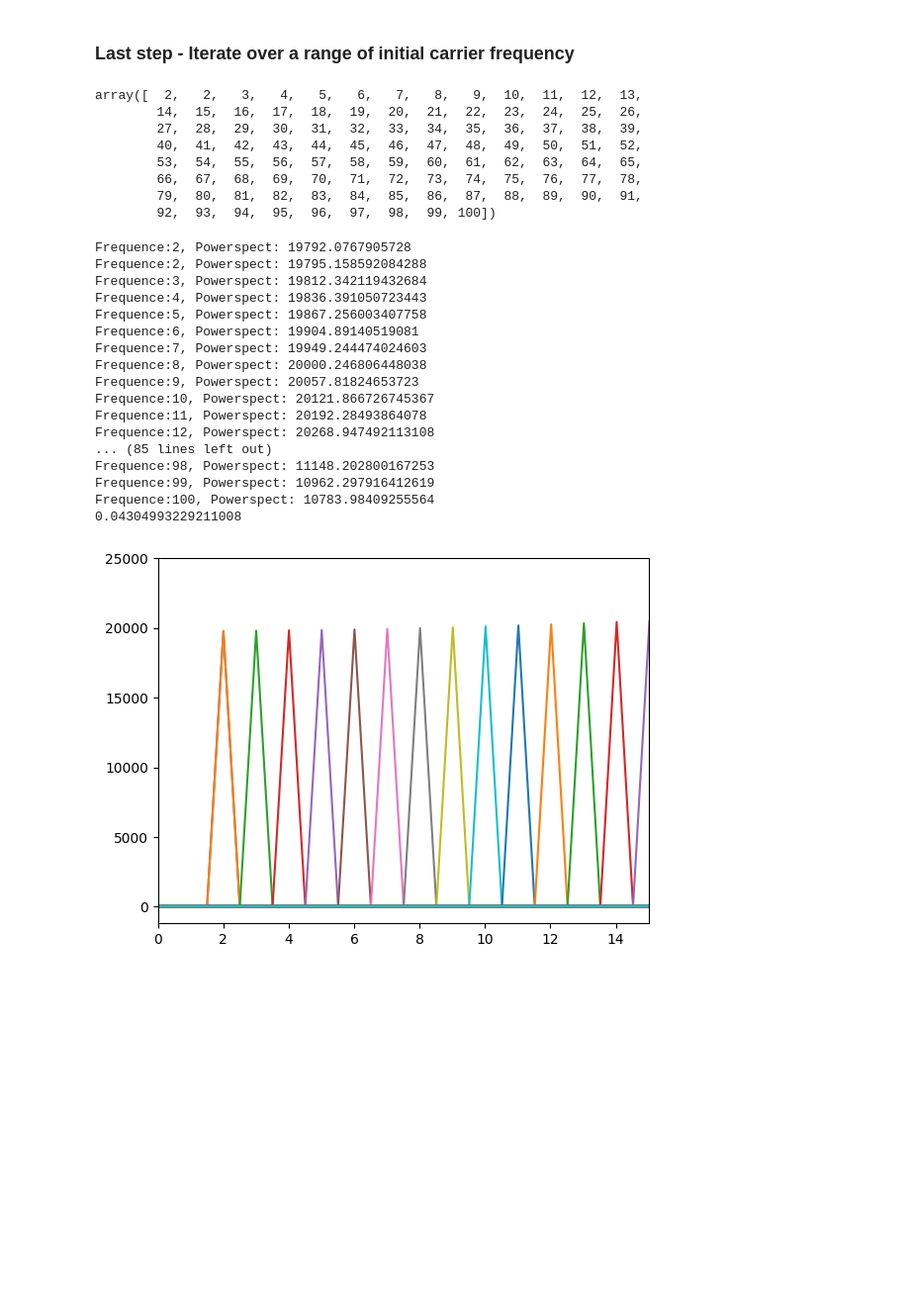
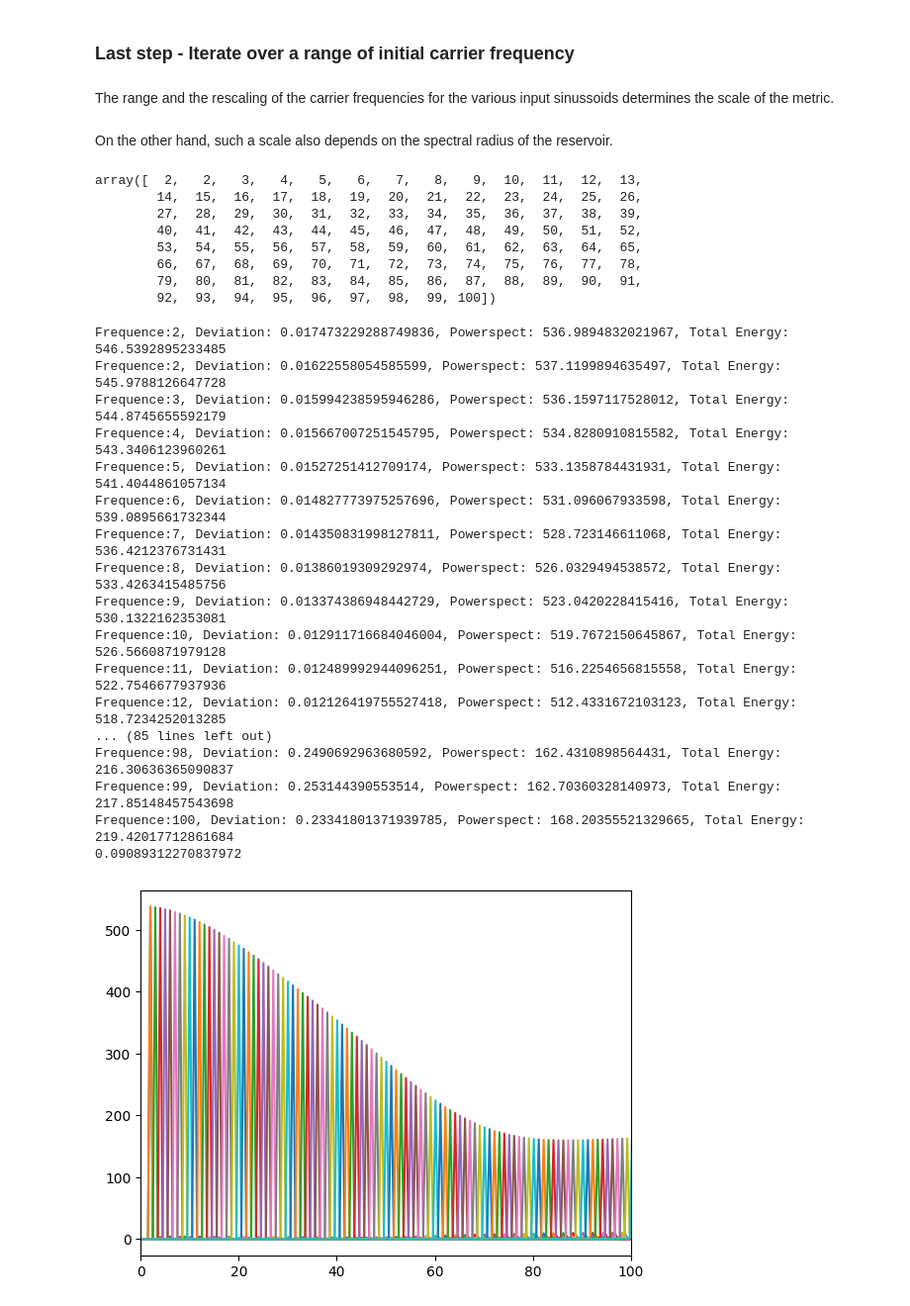
Before and after one commit to Sergio-Ltr/Generalized-Intrinsic-Plasticity, a Jupyter notebook: NOTEBOOKS/0.5_De_Phi.ipynb, the cells around one changed output. Shown at 99% size. Saved outputs shown, nothing was run; the diff lists cells and outputs as text; code cells hidden in the pictures; blank space fills up the shorter version.

```diff
--- a/NOTEBOOKS/0.5_De_Phi.ipynb
+++ b/NOTEBOOKS/0.5_De_Phi.ipynb
@@ -193,14 +193,15 @@ def deviation_from_linearity(signal, theta, verbose = True):
     fs = steps/(endtime - starttime)
 
     freq = np.linspace(0,int(fs/2),int(N/2))
+    de_phi =  (1 - powspec[2*theta]/np.sum(powspec))
 
     if verbose:
-        print(f"Frequence:{theta}, Powerspect: {powspec[2*theta]}")
+        print(f"Frequence:{theta}, Deviation: {de_phi}, Powerspect: {powspec[2*theta]}, Total Energy: {np.sum(powspec)}")
 
         plt.plot(freq,powspec)
-        plt.xlim([0,15])
+        plt.xlim([0, 100])
 
-    return 1 - powspec[2*theta]/np.sum(powspec)
+    return de_phi
 # %%
 f = np.sin(2*np.pi*theta[0]*t)
 plt.plot(t, f)
@@ -208,8 +209,8 @@ plt.plot(t, f)
 [<matplotlib.lines.Line2D at 0x...>]
 [figure]
 # %%
-reservoir = Reservoir(1, 10, bias=True)
-linear_reservoir = Reservoir(1, 10, bias=True, activation=torch.nn.Identity(), ro_rescale=0.8)
+reservoir = Reservoir(1, 10, bias=True, ro_rescale=0.9)
+linear_reservoir = Reservoir(1, 10, bias=True,  activation=torch.nn.Identity(), ro_rescale=0.9)
 # %%
 f_res = reservoir.predict(f).numpy()
 f_rlin = linear_reservoir.predict(f).numpy()
@@ -253,5 +254,9 @@ Frequence:2, Powerspect: 248.6113926848964
 # %% [markdown]
 ### Last step - Iterate over a range of initial carrier frequency
+# %% [markdown]
+The range and the rescaling of the carrier frequencies for the various input sinussoids determines the scale of the metric.
+# %% [markdown]
+On the other hand, such a scale also depends on the spectral radius of the reservoir.
 # %%
 theta_range = (np.linspace(0.01, 0.5, 100)*200).astype(int)
 # %%
@@ -265,41 +270,45 @@ array([  2,   2,   3,   4,   5,   6,   7,   8,   9,  10,  11,  12,  13,
         66,  67,  68,  69,  70,  71,  72,  73,  74,  75,  76,  77,  78,
         79,  80,  81,  82,  83,  84,  85,  86,  87,  88,  89,  90,  91,
         92,  93,  94,  95,  96,  97,  98,  99, 100])
+# %%
+result_table = torch.zeros(2,2)
 # %%
 de_acc = 0
-reservoir = Reservoir(1, 10, bias=True, activation=torch.nn.Identity())
+reservoir = Reservoir(1, 100, bias=True, ro_rescale=0.9)
 
 for theta in theta_range:
     starttime = 0.0
     endtime = 2.0
     steps = 1000
     t = np.linspace(starttime, endtime, num=steps)
     f = np.sin(2*np.pi*theta*t)
 
     f_res = reservoir.predict(f).numpy()
     f_res -= np.mean(f_res, axis=0)
     f_res = np.mean(f_res, axis=1)
 
 
     de_acc += deviation_from_linearity(f_res, theta, verbose=True)
 
-print(de_acc/len(theta_range))
+de_fi = de_acc/len(theta_range)
+result_table[0,0] = de_fi
+print(de_fi)
 # %% [output]
-Frequence:2, Powerspect: 19792.0767905728
-Frequence:2, Powerspect: 19795.158592084288
-Frequence:3, Powerspect: 19812.342119432684
-Frequence:4, Powerspect: 19836.391050723443
-Frequence:5, Powerspect: 19867.256003407758
-Frequence:6, Powerspect: 19904.89140519081
-Frequence:7, Powerspect: 19949.244474024603
-Frequence:8, Powerspect: 20000.246806448038
-Frequence:9, Powerspect: 20057.81824653723
-Frequence:10, Powerspect: 20121.866726745367
-Frequence:11, Powerspect: 20192.28493864078
-Frequence:12, Powerspect: 20268.947492113108
+Frequence:2, Deviation: 0.017473229288749836, Powerspect: 536.9894832021967, Total Energy: 546.5392895233485
+Frequence:2, Deviation: 0.01622558054585599, Powerspect: 537.1199894635497, Total Energy: 545.9788126647728
+Frequence:3, Deviation: 0.015994238595946286, Powerspect: 536.1597117528012, Total Energy: 544.8745655592179
+Frequence:4, Deviation: 0.015667007251545795, Powerspect: 534.8280910815582, Total Energy: 543.3406123960261
+Frequence:5, Deviation: 0.01527251412709174, Powerspect: 533.1358784431931, Total Energy: 541.4044861057134
+Frequence:6, Deviation: 0.014827773975257696, Powerspect: 531.096067933598, Total Energy: 539.0895661732344
+Frequence:7, Deviation: 0.014350831998127811, Powerspect: 528.723146611068, Total Energy: 536.4212376731431
+Frequence:8, Deviation: 0.01386019309292974, Powerspect: 526.0329494538572, Total Energy: 533.4263415485756
+Frequence:9, Deviation: 0.013374386948442729, Powerspect: 523.0420228415416, Total Energy: 530.1322162353081
+Frequence:10, Deviation: 0.012911716684046004, Powerspect: 519.7672150645867, Total Energy: 526.5660871979128
+Frequence:11, Deviation: 0.012489992944096251, Powerspect: 516.2254656815558, Total Energy: 522.7546677937936
+Frequence:12, Deviation: 0.012126419755527418, Powerspect: 512.4331672103123, Total Energy: 518.7234252013285
 ... (85 lines left out)
-Frequence:98, Powerspect: 11148.202800167253
-Frequence:99, Powerspect: 10962.297916412619
-Frequence:100, Powerspect: 10783.98409255564
-0.04304993229211008
+Frequence:98, Deviation: 0.2490692963680592, Powerspect: 162.4310898564431, Total Energy: 216.30636365090837
+Frequence:99, Deviation: 0.253144390553514, Powerspect: 162.70360328140973, Total Energy: 217.85148457543698
+Frequence:100, Deviation: 0.23341801371939785, Powerspect: 168.20355521329665, Total Energy: 219.42017712861684
+0.09089312270837972
-[figure, old version]
+[figure, new version]
```
Also changed, not shown: parts of 23 cells of this notebook, 1 other file.
